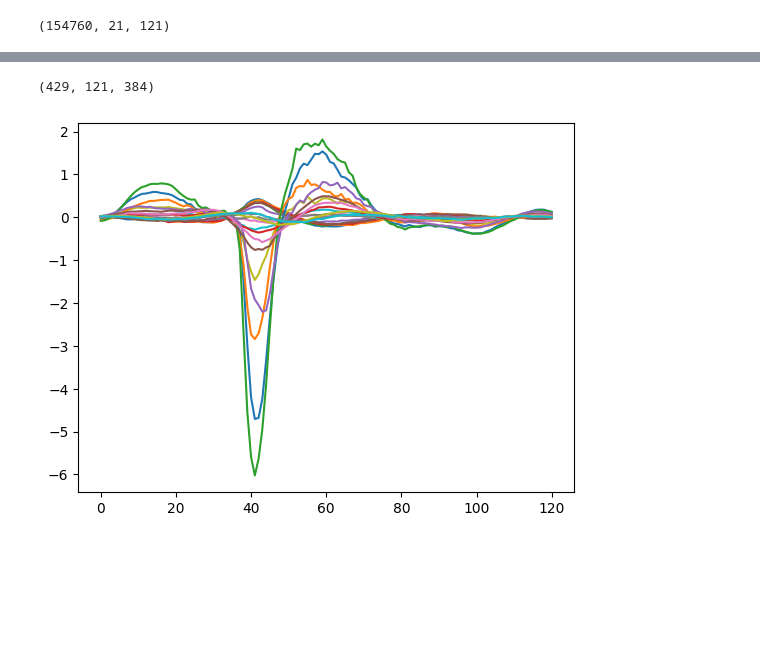
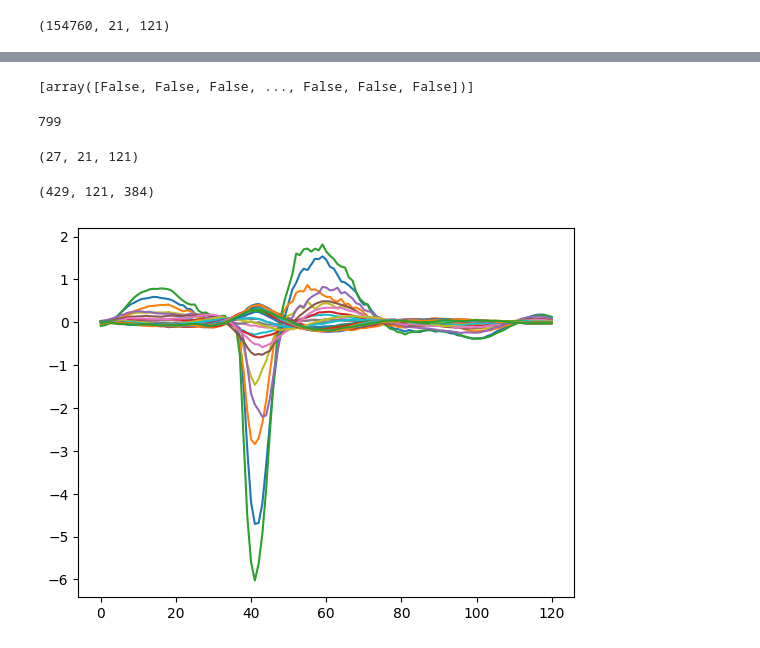
Before and after one commit to N0AHt/waveform_embeddings, a Jupyter notebook: notebooks/dataset_exploration_ceedibl.ipynb, the cells around one changed output, grey strips where cells are left out. Cells and saved outputs as stored; diff of their text form; code cells hidden in the pictures; blank space fills up the shorter version.

```diff
--- a/notebooks/dataset_exploration_ceedibl.ipynb
+++ b/notebooks/dataset_exploration_ceedibl.ipynb
@@ -86,11 +106,35 @@ plt.show()
+# %%
+mask = [labels == 4]
+mask = [labels == 3]
+mask
+# %% [output]
+[array([False, False, False, ..., False, False, False])]
+# %%
+groups = []
+for label in np.unique(labels):
+    mask = labels == label
+    spike_group = np.asarray(spikes)[mask]
+    groups.append(spike_group)
+
+len(groups)
+# spikes_ = spikes[labels==4,8,:].T #why transpose??
+# spike_group.shape
+# %% [output]
+799
+# %%
+groups[0].shape
+
+#what channel should be used! channel id!! :)
+# %% [output]
+(27, 21, 121)
 # %%
 templates.shape
 # %% [output]
 (429, 121, 384)
 # %%
-plt.plot(templates[7,:,0:20])
+plt.plot(templates[7,:,0:33])#32 seems to be last channel with any signal
 plt.show()
 # %% [output]
-[figure, old version]
+[figure, new version]
 # %%
 #actual spike data looks terrible
```
Also changed, not shown: parts of 11 cells of this notebook.
